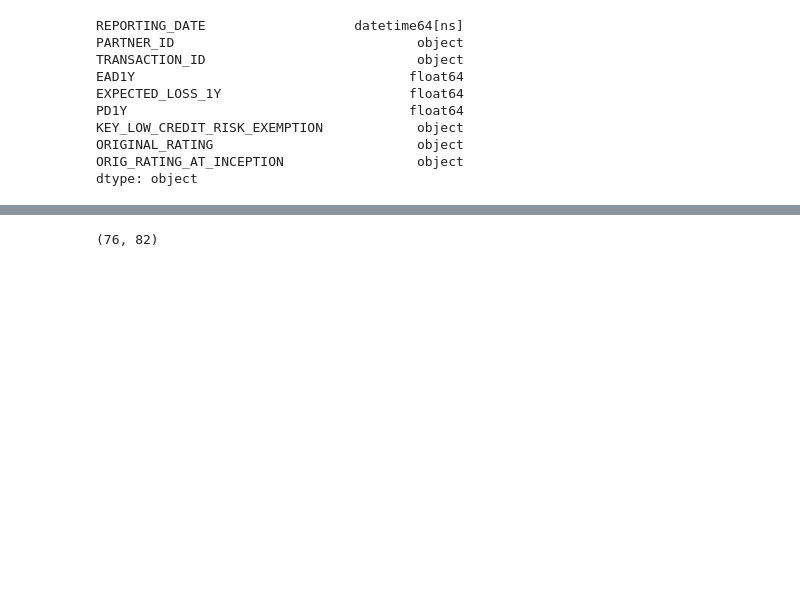
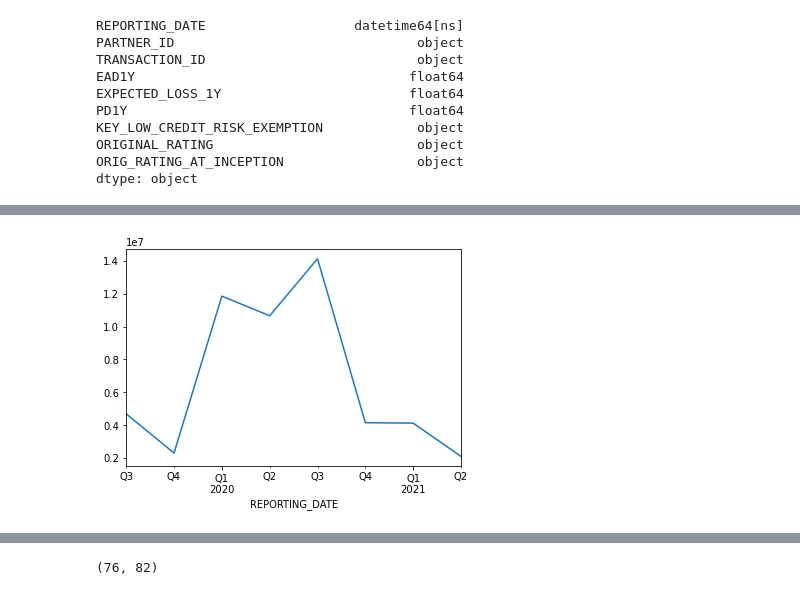
Before and after one commit to lucavice76/UCDPA_LucaVicentini, a Jupyter notebook: Project2.ipynb, the cells around one changed output, grey strips where cells are left out. Cells and saved outputs as stored; diff of their text form; code cells hidden in the pictures; blank space fills up the shorter version.

```diff
--- a/Project2.ipynb
+++ b/Project2.ipynb
@@ -133,0 +172,4 @@ dtype: object
+# %%
+ECL_study.groupby("REPORTING_DATE")["EXPECTED_LOSS_1Y"].sum().plot();
+# %% [output]
+[figure, added]
```
Also changed, not shown: parts of 19 cells of this notebook, 1 other file.
